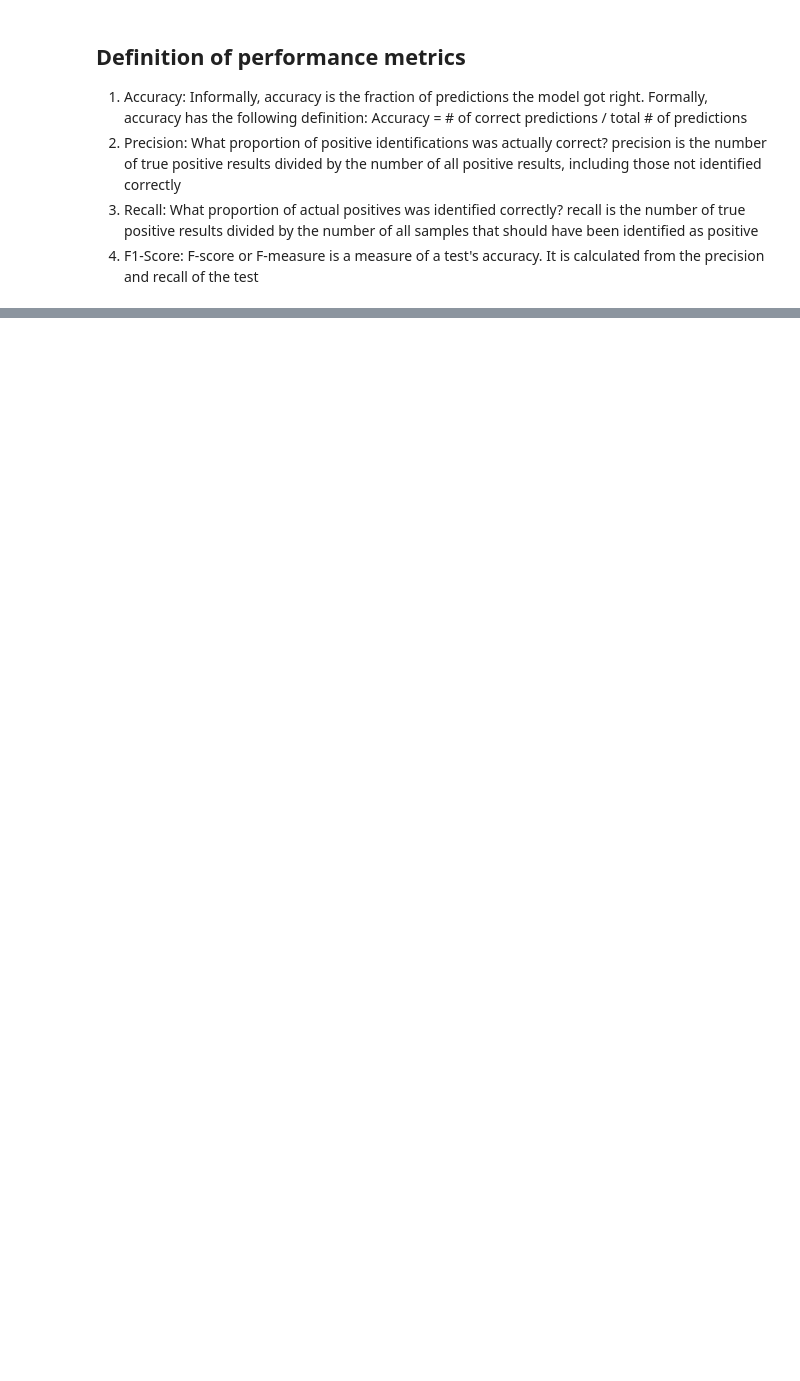
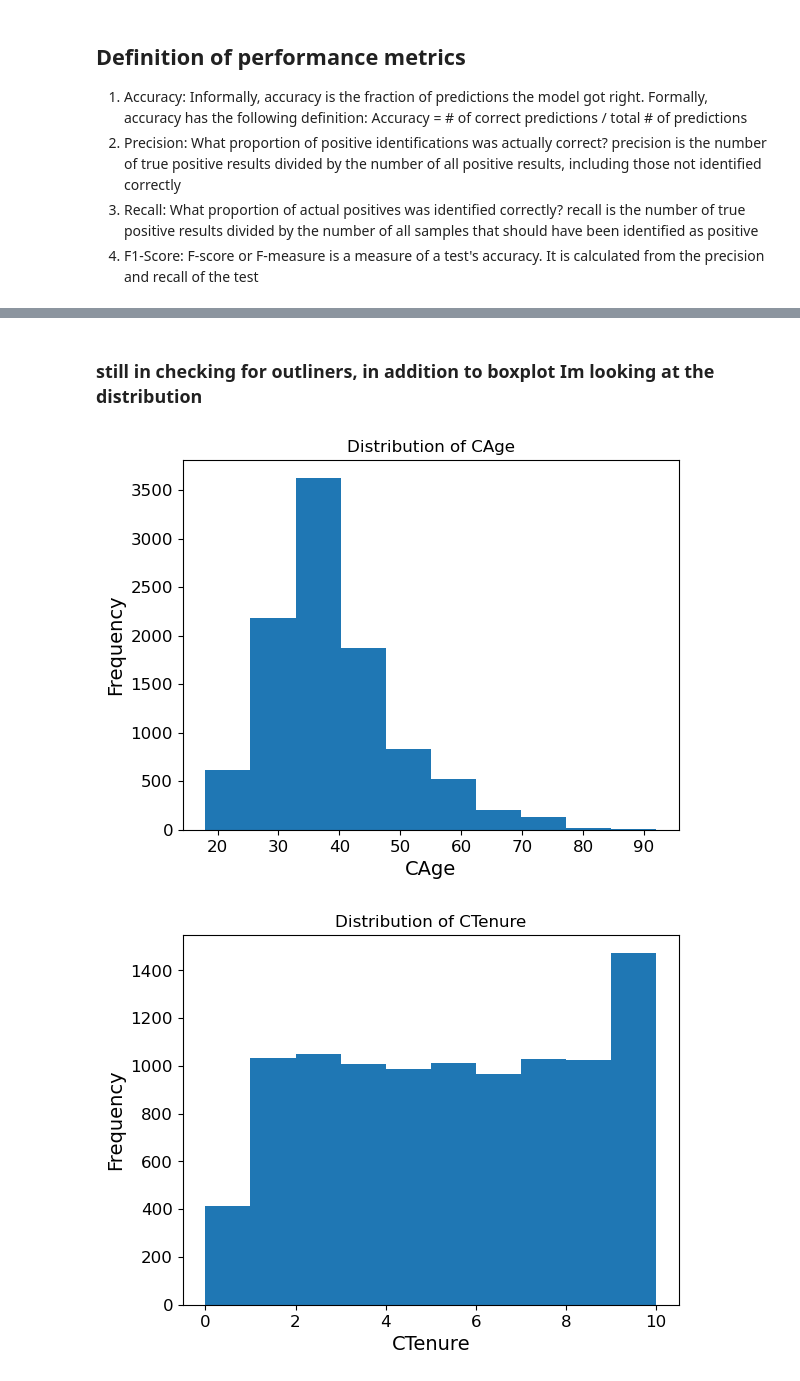
Before and after one commit to Ph1lippK/VAWI, a Jupyter notebook: Assignment_01_2270603.ipynb, the cells around one changed output, grey strips where cells are left out. Saved outputs shown, nothing was run; the diff lists cells and outputs as text; code cells hidden in the pictures; blank space fills up the shorter version.

```diff
--- a/Assignment_01_2270603.ipynb
+++ b/Assignment_01_2270603.ipynb
@@ -678,0 +921,30 @@ df.head()
+# %% [markdown]
+### still in checking for outliners, in addition to boxplot Im looking at the distribution
+# %%
+# Show the distribution of values in a column
+CAge = 'CAge'
+plt.hist(fintech_outliners[CAge], bins=10)
+plt.title(f'Distribution of {CAge}')
+plt.xlabel(CAge)
+plt.ylabel('Frequency')
+plt.show()
+
+
+CTenure = 'CTenure'
+plt.hist(fintech_outliners[CTenure], bins=10)
+plt.title(f'Distribution of {CTenure}')
+plt.xlabel(CTenure)
+plt.ylabel('Frequency')
+plt.show()
+
+
+
+CNumOfProducts = 'CNumOfProducts'
+plt.hist(fintech_outliners[CNumOfProducts], bins=10)
+plt.title(f'Distribution of {CNumOfProducts}')
+plt.xlabel(CNumOfProducts)
+plt.ylabel('Frequency')
+plt.show()
+# %% [output]
+[figure, added]
+[figure, added]
```
Also changed, not shown: parts of 40 cells of this notebook.
